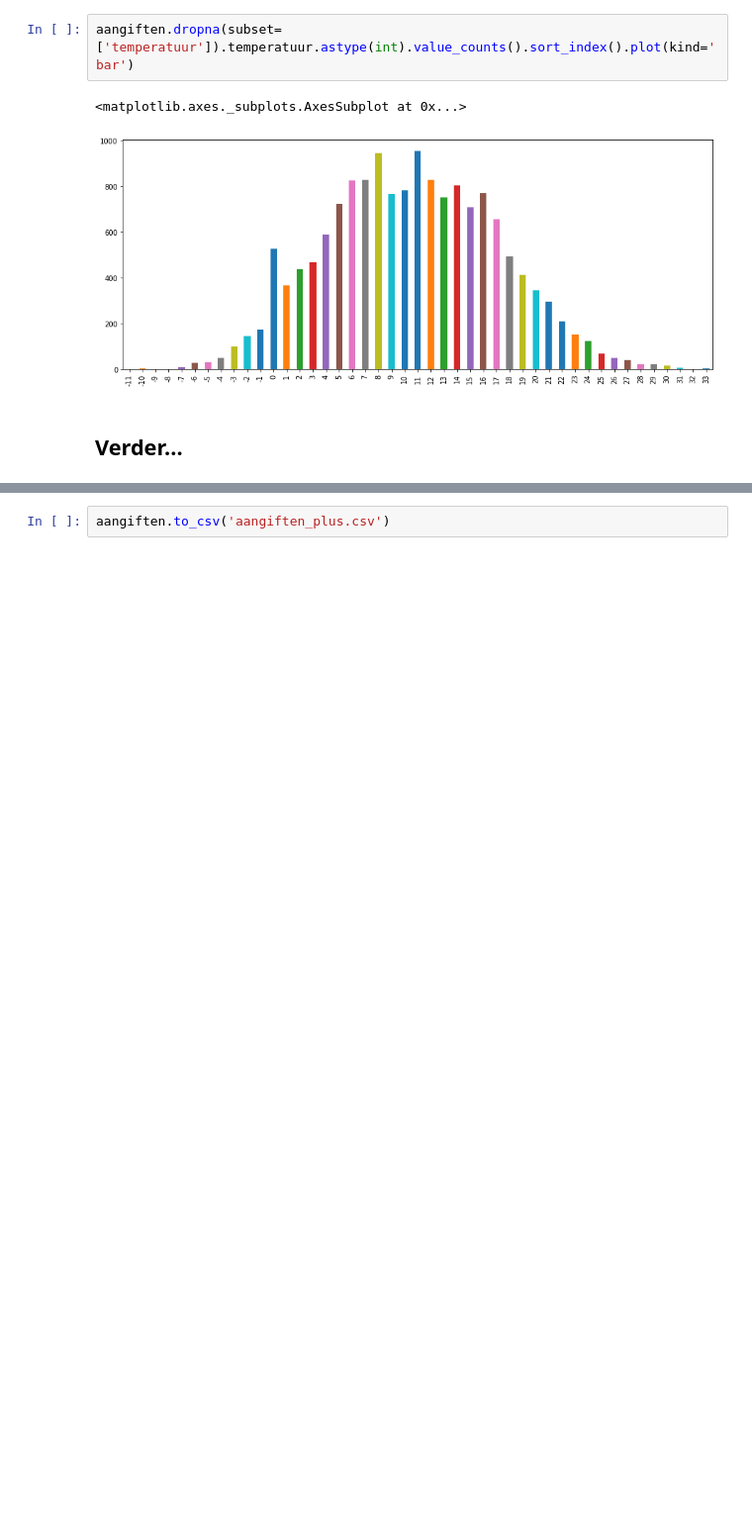
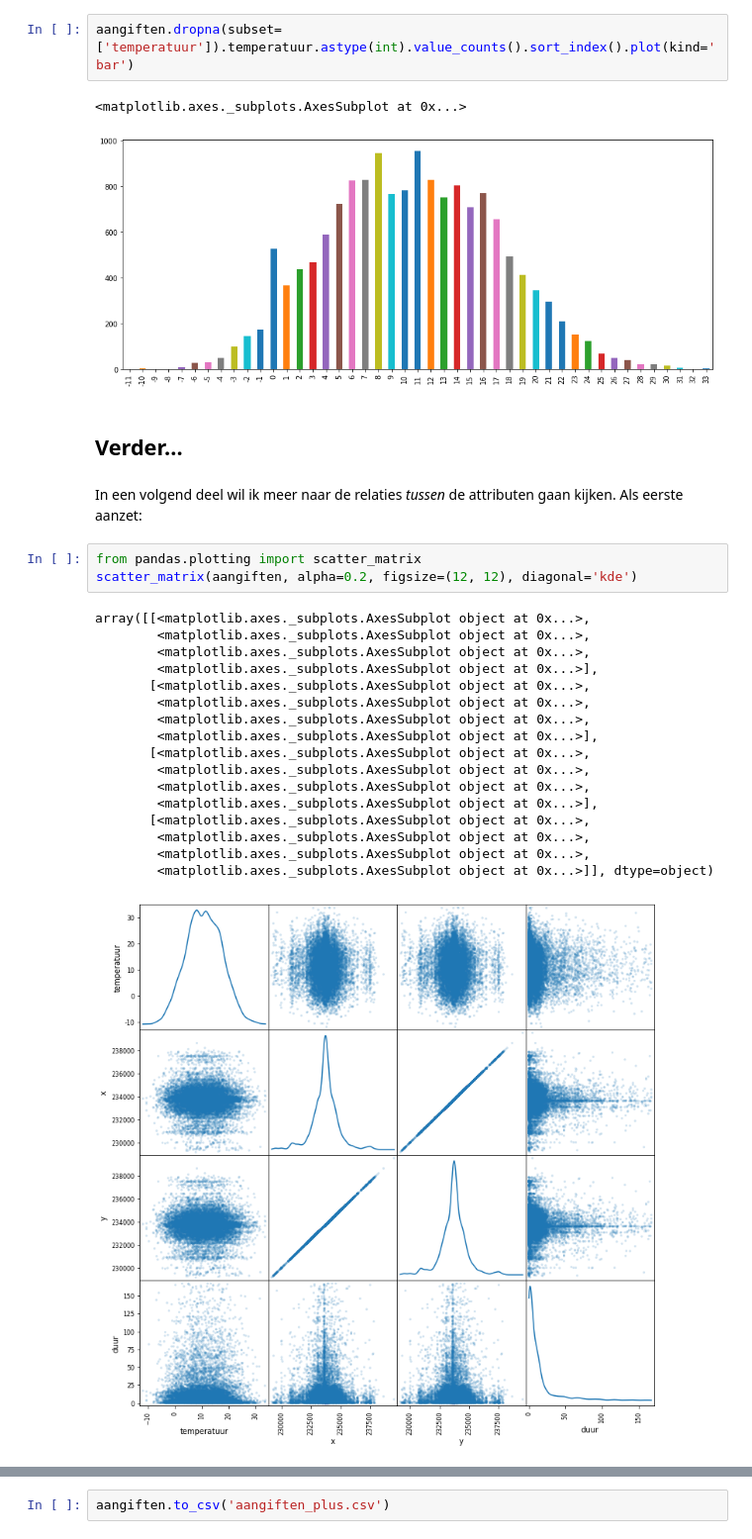
Before and after one commit to HarmLammers/notebooks, a Jupyter notebook: Fietsdiefstallen.ipynb, the cells around one changed output, grey strips where cells are left out. Shown: that part at 99% size. Saved outputs shown, nothing was run; the diff lists cells and outputs as text; blank space fills up the shorter version.

```diff
--- a/Fietsdiefstallen.ipynb
+++ b/Fietsdiefstallen.ipynb
@@ -156,3 +182,26 @@ aangiften.dropna(subset=['temperatuur']).temperatuur.astype(int).value_counts().
 [figure]
 # %% [markdown]
 ## Verder...
+# %% [markdown]
+In een volgend deel wil ik meer naar de relaties _tussen_ de attributen gaan kijken. Als eerste aanzet:
+# %%
+from pandas.plotting import scatter_matrix
+scatter_matrix(aangiften, alpha=0.2, figsize=(12, 12), diagonal='kde')
+# %% [output]
+array([[<matplotlib.axes._subplots.AxesSubplot object at 0x...>,
+        <matplotlib.axes._subplots.AxesSubplot object at 0x...>,
+        <matplotlib.axes._subplots.AxesSubplot object at 0x...>,
+        <matplotlib.axes._subplots.AxesSubplot object at 0x...>],
+       [<matplotlib.axes._subplots.AxesSubplot object at 0x...>,
+        <matplotlib.axes._subplots.AxesSubplot object at 0x...>,
+        <matplotlib.axes._subplots.AxesSubplot object at 0x...>,
+        <matplotlib.axes._subplots.AxesSubplot object at 0x...>],
+       [<matplotlib.axes._subplots.AxesSubplot object at 0x...>,
+        <matplotlib.axes._subplots.AxesSubplot object at 0x...>,
+        <matplotlib.axes._subplots.AxesSubplot object at 0x...>,
+        <matplotlib.axes._subplots.AxesSubplot object at 0x...>],
+       [<matplotlib.axes._subplots.AxesSubplot object at 0x...>,
+        <matplotlib.axes._subplots.AxesSubplot object at 0x...>,
+        <matplotlib.axes._subplots.AxesSubplot object at 0x...>,
+        <matplotlib.axes._subplots.AxesSubplot object at 0x...>]], dtype=object)
+[figure, added]
```
Also changed, not shown: parts of 7 cells of this notebook, 1 other file.
